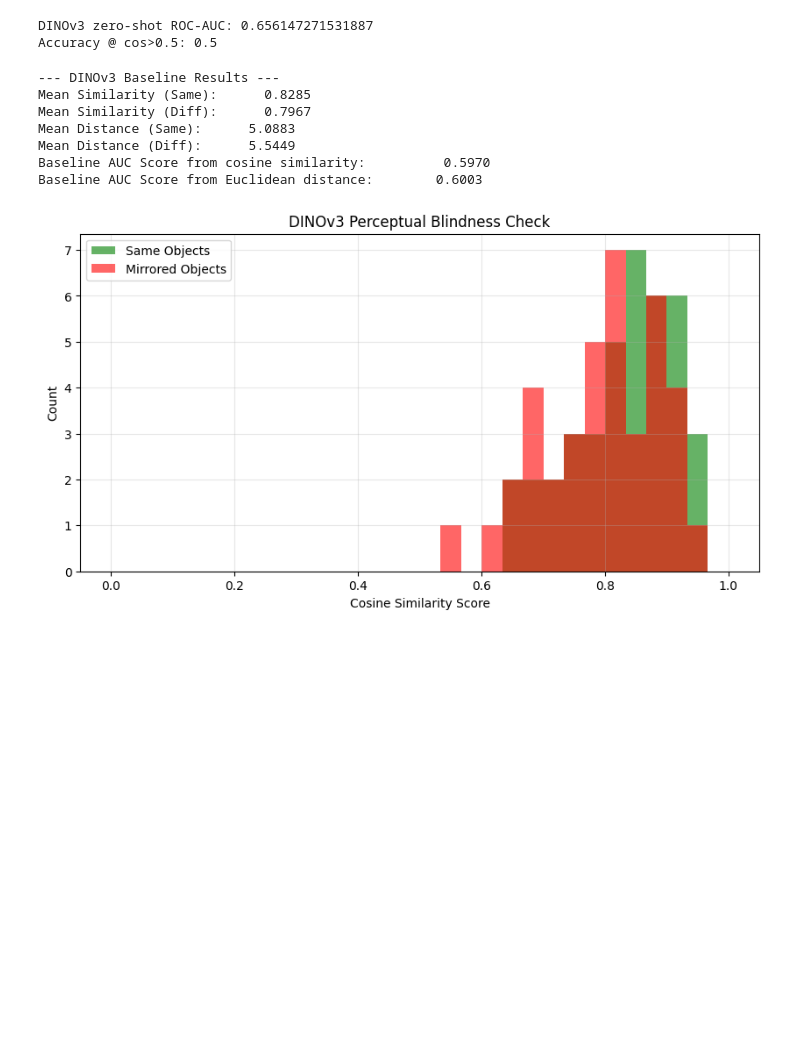
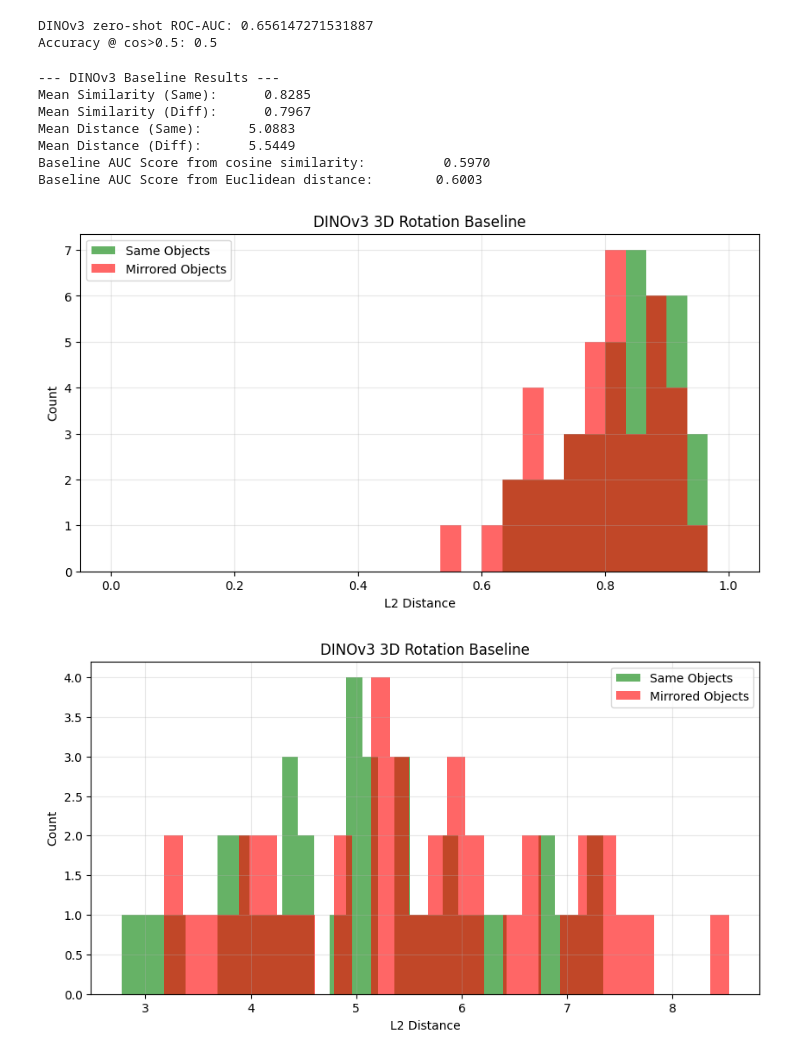
Before and after one commit to mashathepotato/visual-reasoning, a Jupyter notebook: benchmarks/dinov3_baseline.ipynb, the cells around one changed output. Cells and saved outputs as stored; diff of their text form; code cells hidden in the pictures; blank space fills up the shorter version.

Commit message:
Added l2 histogram

```diff
--- a/benchmarks/dinov3_baseline.ipynb
+++ b/benchmarks/dinov3_baseline.ipynb
@@ -214,35 +214,46 @@ dist_same = np.array(dist_same)
 dist_diff = np.array(dist_diff)
 
 print(f"\n--- DINOv3 Baseline Results ---")
 print(f"Mean Similarity (Same):      {np.mean(sim_scores_same):.4f}")
 print(f"Mean Similarity (Diff):      {np.mean(sim_scores_diff):.4f}")
 
 print(f"Mean Distance (Same):      {np.mean(dist_same):.4f}")
 print(f"Mean Distance (Diff):      {np.mean(dist_diff):.4f}")
 
 # Calculate AUC
 auc = roc_auc_score(cos_labels, all_scores)
 print(f"Baseline AUC Score from cosine similarity:          {auc:.4f}")
 
 auc = roc_auc_score(dist_labels, -np.array(all_dists))
 print(f"Baseline AUC Score from Euclidean distance:        {auc:.4f}")
 
 # Visualization
 plt.figure(figsize=(10, 5))
-plt.hist(sim_scores_same, bins=30, alpha=0.6, label='Same Objects', color='green', range=(0,1))
-plt.hist(sim_scores_diff, bins=30, alpha=0.6, label='Mirrored Objects', color='red', range=(0,1))
-plt.title("DINOv3 Perceptual Blindness Check")
-plt.xlabel("Cosine Similarity Score")
+plt.hist(sim_scores_same, bins=30, alpha=0.6, label='Same Objects', color='green', range=(0, 1))
+plt.hist(sim_scores_diff, bins=30, alpha=0.6, label='Mirrored Objects', color='red', range=(0, 1))
+plt.title("DINOv3 3D Rotation Baseline")
+plt.xlabel("L2 Distance")
 plt.ylabel("Count")
 plt.legend()
 plt.grid(alpha=0.3)
 plt.show()
+
+plt.figure(figsize=(10, 5))
+plt.hist(dist_same, bins=30, alpha=0.6, label='Same Objects', color='green')
+plt.hist(dist_diff, bins=30, alpha=0.6, label='Mirrored Objects', color='red')
+plt.title("DINOv3 3D Rotation Baseline")
+plt.xlabel("L2 Distance")
+plt.ylabel("Count")
+plt.legend()
+plt.grid(alpha=0.3)
+plt.show()
 # %% [output]
 --- DINOv3 Baseline Results ---
 Mean Similarity (Same):      0.8285
 Mean Similarity (Diff):      0.7967
 Mean Distance (Same):      5.0883
 Mean Distance (Diff):      5.5449
 Baseline AUC Score from cosine similarity:          0.5970
 Baseline AUC Score from Euclidean distance:        0.6003
-[figure, old version]
+[figure, new version]
+[figure, added]
```
